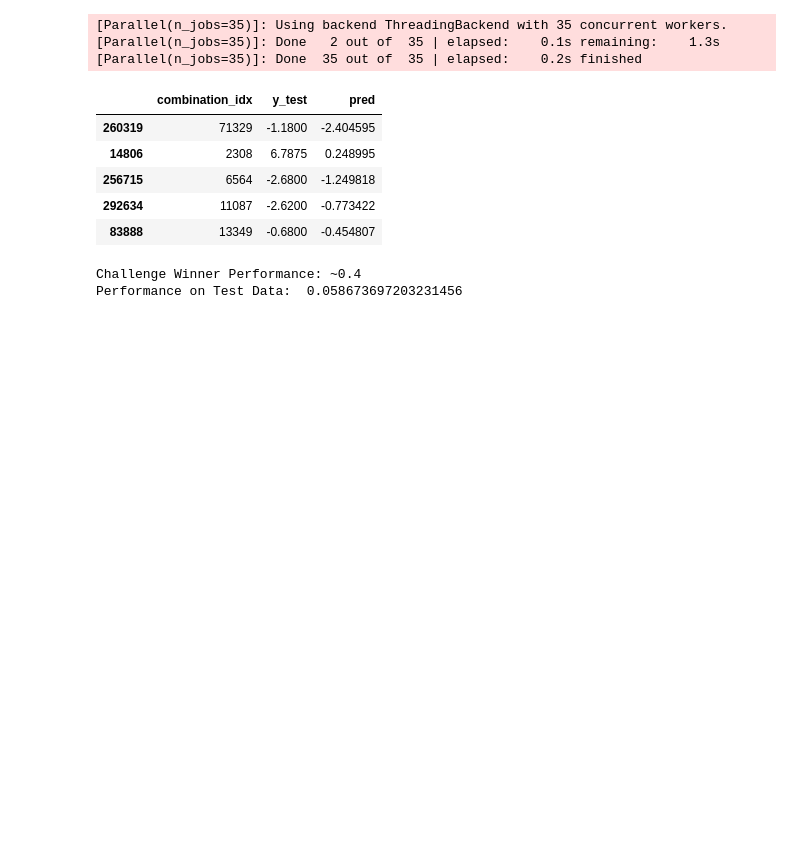
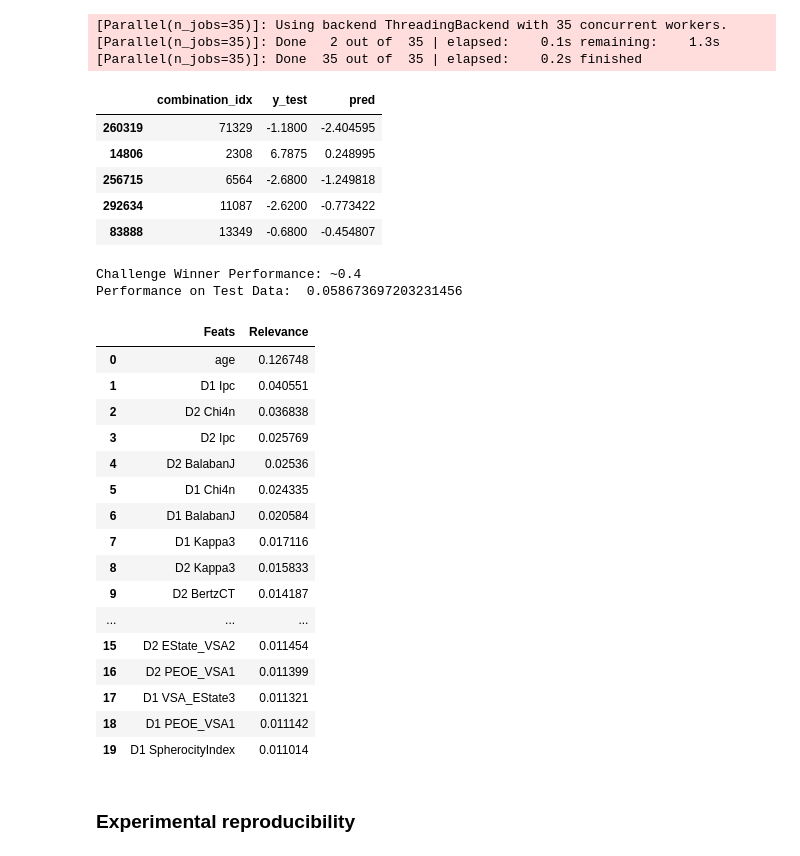
Before and after one commit to stefanhuber1510/marbleProject, a Jupyter notebook: scoring/secondScoringTest.ipynb, the cells around one changed output. Drawn from its saved outputs; the diff is of its cells as text; code cells hidden in the pictures; blank space fills up the shorter version.

Commit message:
Experimental Reproducibility ~ 0.42

```diff
--- a/scoring/secondScoringTest.ipynb
+++ b/scoring/secondScoringTest.ipynb
@@ -706,3 +706,28 @@ print("Performance on Test Data: ",primaryMetric(obs))
 # %% [output]
 Challenge Winner Performance: ~0.4
 Performance on Test Data:  0.058673697203231456
+# %%
+feats = pd.DataFrame([np.array(x_test.iloc[:,2:].columns),regressorB.feature_importances_]).transpose()
+featImportance = feats.sort_values(by=1,ascending=False).head(20).reset_index(drop=True)
+featImportance.rename(columns={0:"Feats",1:"Relevance"},inplace=True)
+featImportance
+# %% [output]
+|  | Feats | Relevance |
+| 0 | age | 0.126748 |
+| 1 | D1 Ipc | 0.040551 |
+| 2 | D2 Chi4n | 0.036838 |
+| 3 | D2 Ipc | 0.025769 |
+| 4 | D2 BalabanJ | 0.02536 |
+| 5 | D1 Chi4n | 0.024335 |
+| 6 | D1 BalabanJ | 0.020584 |
+| 7 | D1 Kappa3 | 0.017116 |
+| 8 | D2 Kappa3 | 0.015833 |
+| 9 | D2 BertzCT | 0.014187 |
+| ... | ... | ... |
+| 15 | D2 EState_VSA2 | 0.011454 |
+| 16 | D2 PEOE_VSA1 | 0.011399 |
+| 17 | D1 VSA_EState3 | 0.011321 |
+| 18 | D1 PEOE_VSA1 | 0.011142 |
+| 19 | D1 SpherocityIndex | 0.011014 |
+# %% [markdown]
+### Experimental reproducibility
```
Also changed, not shown: parts of 5 cells of this notebook.
